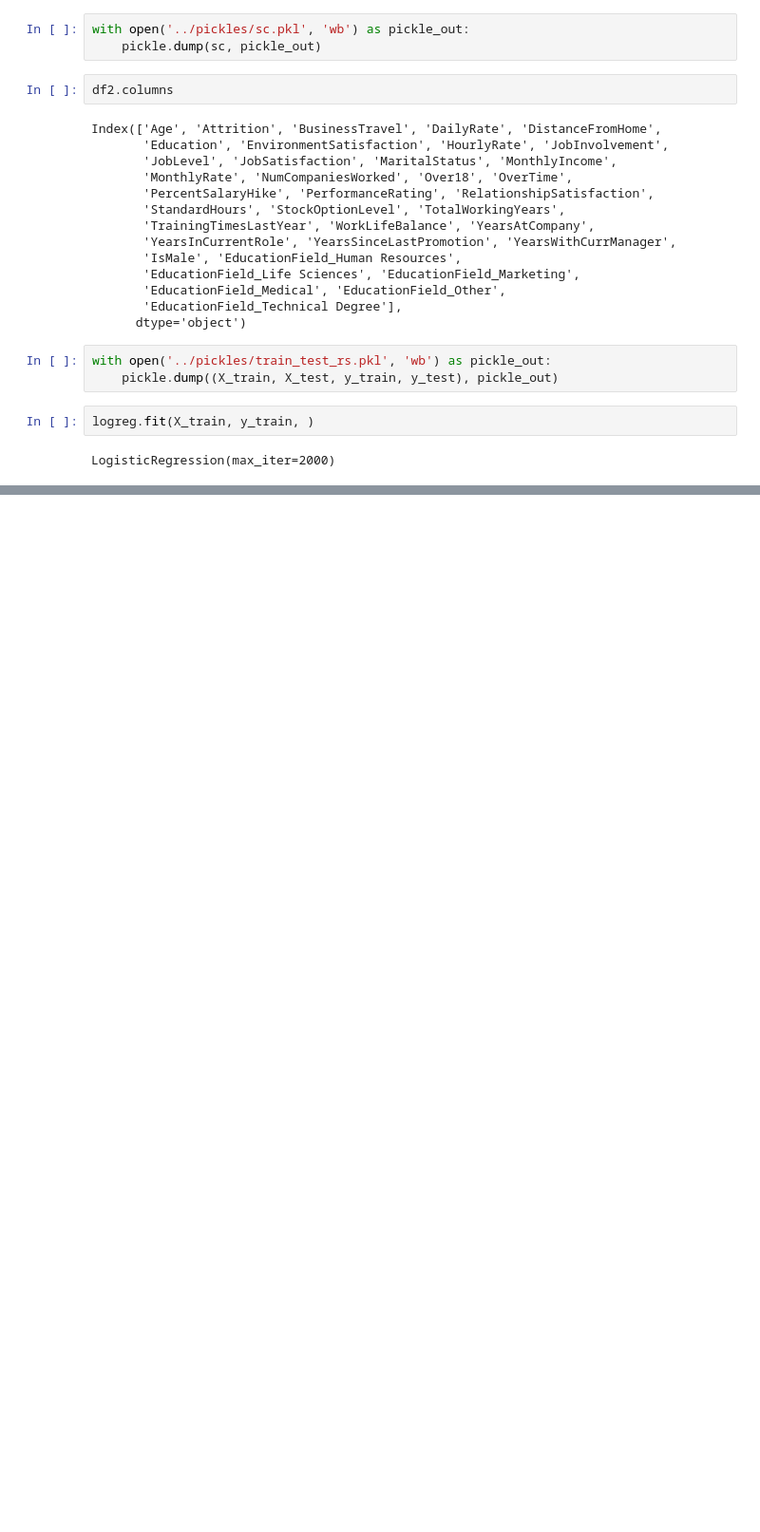
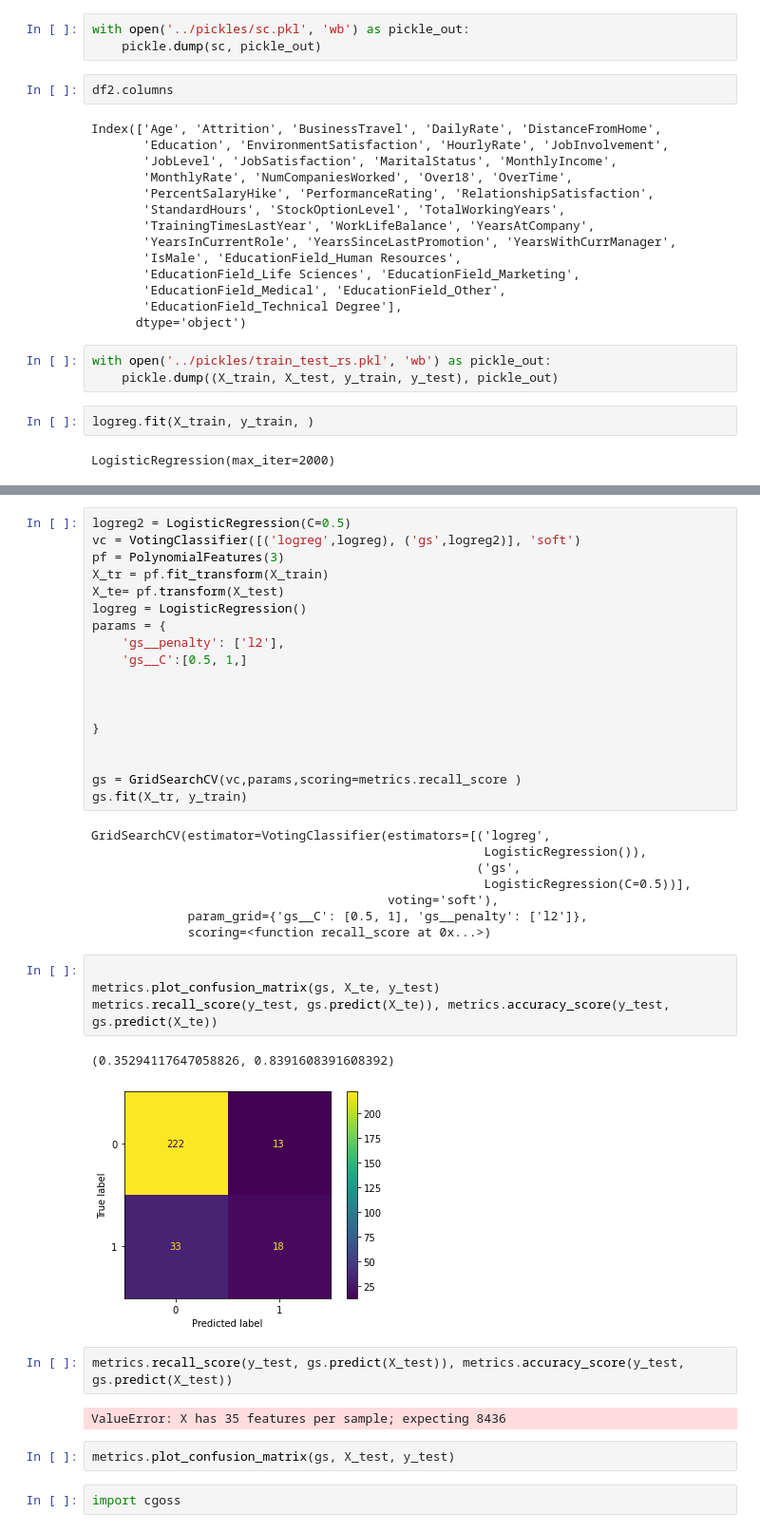
Before and after one commit to AndrewGossage/dsi_capstone, a Jupyter notebook: jupyter_notebooks/02-EDA.ipynb, the cells around one changed output, grey strips where cells are left out. Shown at 95% size. Drawn from its saved outputs; the diff is of its cells as text; blank space fills up the shorter version.

```diff
--- a/jupyter_notebooks/02-EDA.ipynb
+++ b/jupyter_notebooks/02-EDA.ipynb
@@ -212,0 +253,41 @@ metrics.recall_score(y_test, logreg.predict(X_test))
+# %%
+logreg2 = LogisticRegression(C=0.5)
+vc = VotingClassifier([('logreg',logreg), ('gs',logreg2)], 'soft')
+pf = PolynomialFeatures(3)
+X_tr = pf.fit_transform(X_train)
+X_te= pf.transform(X_test)
+logreg = LogisticRegression()
+params = {
+    'gs__penalty': ['l2'],
+    'gs__C':[0.5, 1,]
+
+
+
+}
+
+
+gs = GridSearchCV(vc,params,scoring=metrics.recall_score )
+gs.fit(X_tr, y_train)
+# %% [output]
+GridSearchCV(estimator=VotingClassifier(estimators=[('logreg',
+                                                     LogisticRegression()),
+                                                    ('gs',
+                                                     LogisticRegression(C=0.5))],
+                                        voting='soft'),
+             param_grid={'gs__C': [0.5, 1], 'gs__penalty': ['l2']},
+             scoring=<function recall_score at 0x...>)
+# %%
+
+metrics.plot_confusion_matrix(gs, X_te, y_test)
+metrics.recall_score(y_test, gs.predict(X_te)), metrics.accuracy_score(y_test, gs.predict(X_te))
+# %% [output]
+(0.35294117647058826, 0.8391608391608392)
+[figure, added]
+# %%
+metrics.recall_score(y_test, gs.predict(X_test)), metrics.accuracy_score(y_test, gs.predict(X_test))
+# %% [output]
+ValueError: X has 35 features per sample; expecting 8436
+# %%
+metrics.plot_confusion_matrix(gs, X_test, y_test)
+# %%
+import cgoss
```
Also changed, not shown: parts of 18 cells of this notebook, 25 other files.
